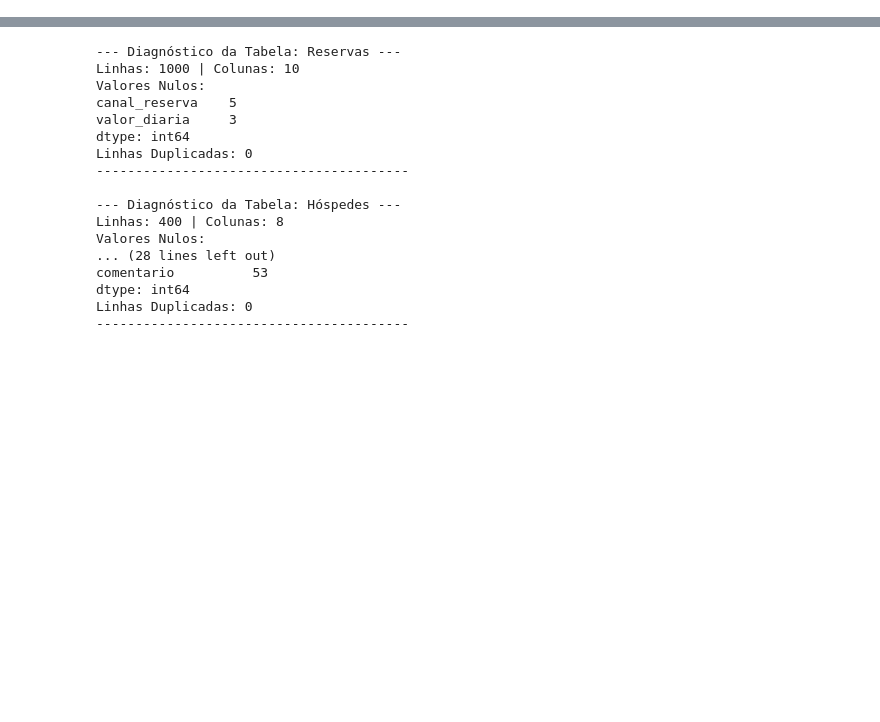
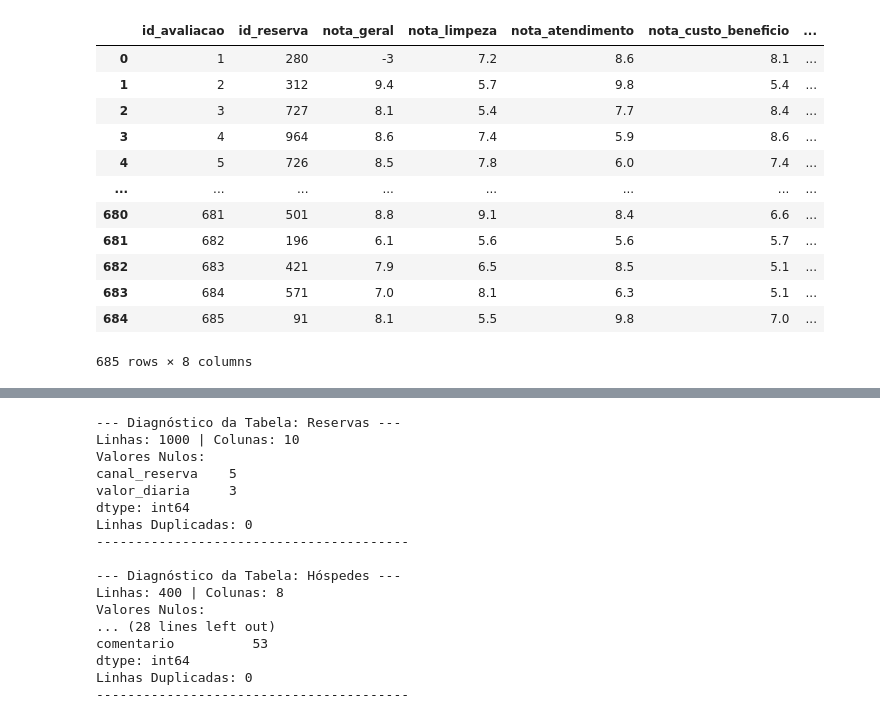
Before and after one commit to alexxjustino/ProjetoNaraSenac, a Jupyter notebook: ProjetoNaraSenac.ipynb, the cells around one changed output, grey strips where cells are left out. Cells and saved outputs as stored; diff of their text form; code cells hidden in the pictures; blank space fills up the shorter version.

```diff
--- a/ProjetoNaraSenac.ipynb
+++ b/ProjetoNaraSenac.ipynb
@@ -31,0 +42,16 @@ df_avaliacoes = pd.read_csv('avaliacoes.csv')
+# %%
+df_avaliacoes
+# %% [output]
+|  | id_avaliacao | id_reserva | nota_geral | nota_limpeza | nota_atendimento | nota_custo_beneficio | ... |
+| 0 | 1 | 280 | -3 | 7.2 | 8.6 | 8.1 | ... |
+| 1 | 2 | 312 | 9.4 | 5.7 | 9.8 | 5.4 | ... |
+| 2 | 3 | 727 | 8.1 | 5.4 | 7.7 | 8.4 | ... |
+| 3 | 4 | 964 | 8.6 | 7.4 | 5.9 | 8.6 | ... |
+| 4 | 5 | 726 | 8.5 | 7.8 | 6.0 | 7.4 | ... |
+| ... | ... | ... | ... | ... | ... | ... | ... |
+| 680 | 681 | 501 | 8.8 | 9.1 | 8.4 | 6.6 | ... |
+| 681 | 682 | 196 | 6.1 | 5.6 | 5.6 | 5.7 | ... |
+| 682 | 683 | 421 | 7.9 | 6.5 | 8.5 | 5.1 | ... |
+| 683 | 684 | 571 | 7.0 | 8.1 | 6.3 | 5.1 | ... |
+| 684 | 685 | 91 | 8.1 | 5.5 | 9.8 | 7.0 | ... |
+685 rows × 8 columns
```
Also changed, not shown: parts of 15 cells of this notebook.
